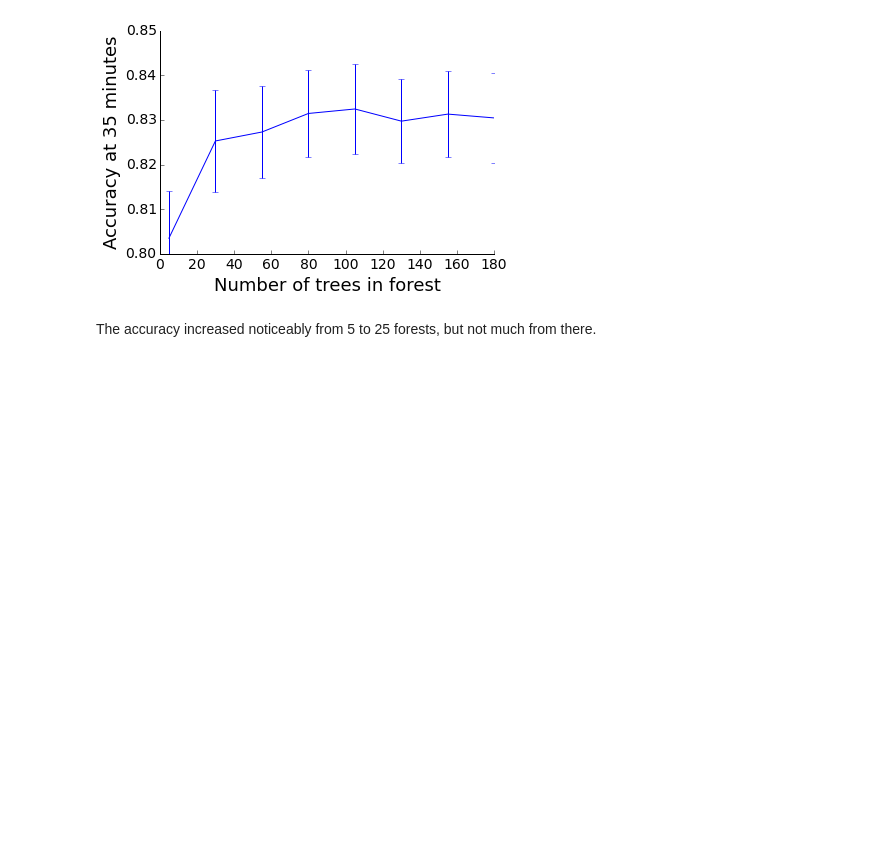
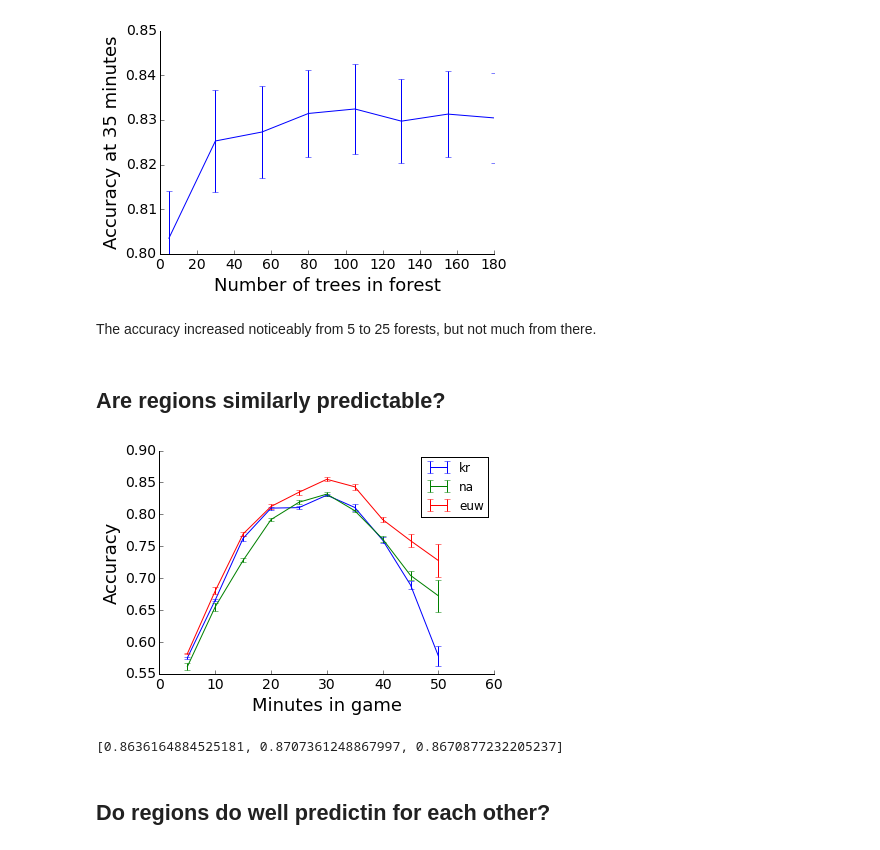
Before and after one commit to map222/lolML, a Jupyter notebook: notebooks/League of Legends working notebook.ipynb, the cells around one changed output. Cells and saved outputs as stored; diff of their text form; code cells hidden in the pictures; blank space fills up the shorter version.

Commit message:
Added cross-region comparisons
Added comparison of accuracy between regions. Used classifier of one
region to predict the others. Moved loads and imports to top.

```diff
--- a/notebooks/League of Legends working notebook.ipynb
+++ b/notebooks/League of Legends working notebook.ipynb
@@ -18,3 +21,10 @@ working_dir = 'C:\\Users\\Me\\Documents\\GitHub\\lolML'
 os.chdir(working_dir)
 with open(working_dir+ '\\api_key.txt', 'r') as api_file:
     api_key =  api_file.read()
+# %%
+with open('EUW combined_df.pickle', 'rb') as pickle_file:
+    euw_timelines_df = pickle.load(pickle_file)
+with open('KR combined_df.pickle', 'rb') as pickle_file:
+    kr_timelines_df = pickle.load(pickle_file)
+with open('NA combined_df.pickle', 'rb') as pickle_file:
+    na_timelines_df = pickle.load(pickle_file)
@@ -455,3 +463,32 @@ plt.ylim([0.8, 0.85]);
 [figure]
 # %% [markdown]
 The accuracy increased noticeably from 5 to 25 forests, but not much from there.
+# %% [markdown]
+## Are regions similarly predictable?
+# %%
+rfc = RandomForestClassifier(n_jobs = -1, n_estimators = 25, max_features = 'sqrt')
+def cross_validate_df(cur_df, n_samples = 10000):
+    sample_df = cur_df.sample(min(cur_df.shape[0], n_samples))
+    return cross_validation.cross_val_score(rfc, sample_df[important_col], sample_df['winner'], cv=5, n_jobs = -1)
+# %%
+kr_scores = list(map(cross_validate_df, kr_timelines_df))
+na_scores = list(map(cross_validate_df, na_timelines_df))
+euw_scores = list(map(cross_validate_df, euw_timelines_df))
+# %%
+cv = np.shape(euw_scores)[1]
+plt.errorbar(time_indices, np.mean(kr_scores, 1), np.std(kr_scores, 1) / np.sqrt(cv), label = 'kr')
+plt.errorbar(time_indices, np.mean(na_scores, 1), np.std(na_scores, 1) / np.sqrt(cv), label = 'na')
+plt.errorbar(time_indices, np.mean(euw_scores, 1), np.std(euw_scores, 1) / np.sqrt(cv), label = 'euw')
+lol_plt.prettify_axes(plt.gca())
+plt.ylabel('Accuracy', fontsize = 18)
+plt.xlabel('Minutes in game', fontsize = 18)
+plt.xlim([0, 60])
+plt.legend();
+# %% [output]
+[figure, added]
+# %%
+[x[0]['surrender'].astype(int).mean() for x in [euw_timelines_df, kr_timelines_df, na_timelines_df] ]
+# %% [output]
+[0.8636164884525181, 0.8707361248867997, 0.8670877232205237]
+# %% [markdown]
+## Do regions do well predictin for each other?
```
Also changed, not shown: parts of 10 cells of this notebook.
